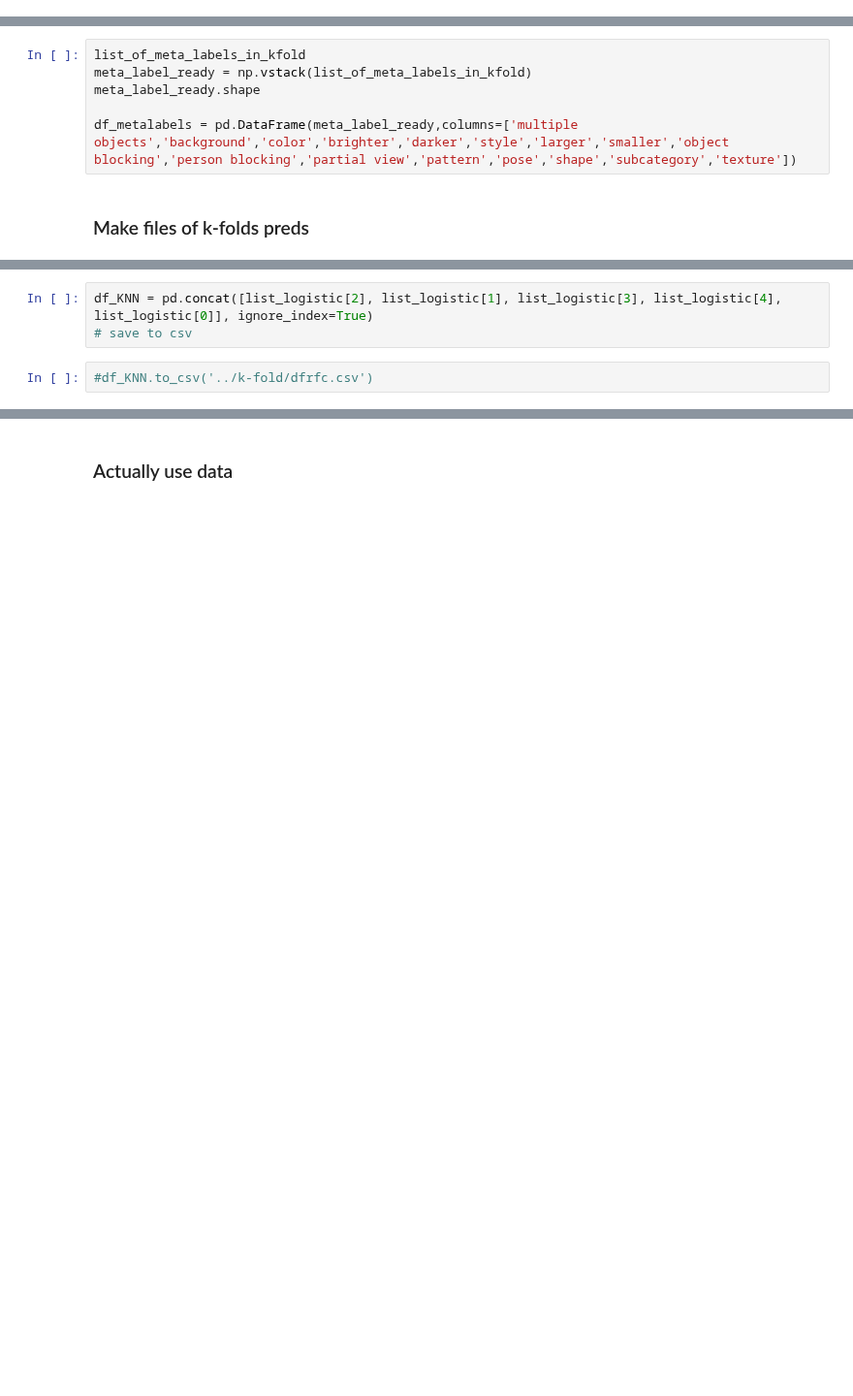
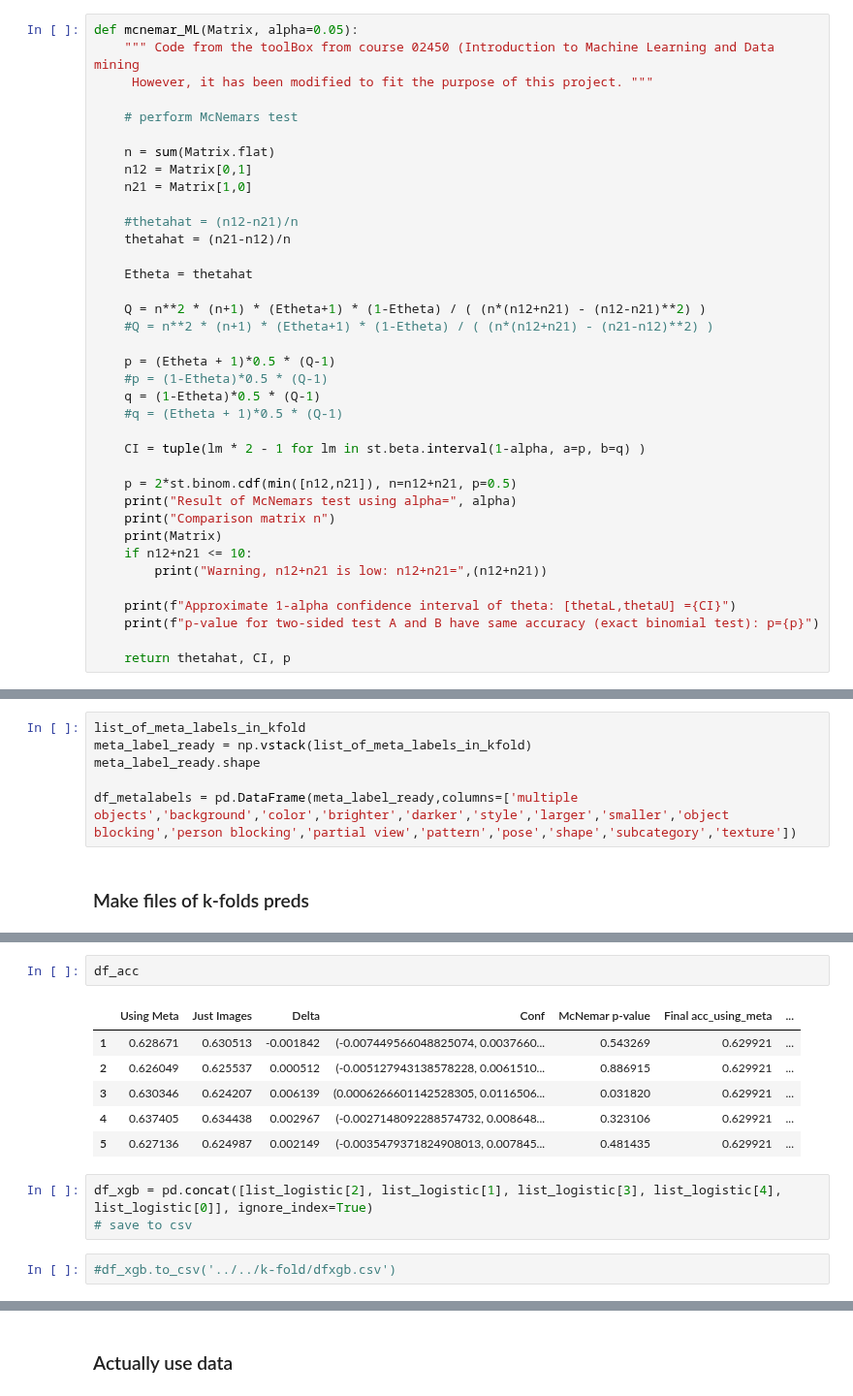
Before and after one commit to CarlAnSc/bachelor_project, a Jupyter notebook: src/models/get_embeddings.ipynb, the cells around one changed output, grey strips where cells are left out. Shown at 97% size. Cells and saved outputs as stored; diff of their text form; blank space fills up the shorter version.

```diff
--- a/src/models/get_embeddings.ipynb
+++ b/src/models/get_embeddings.ipynb
@@ -480,3 +481,40 @@ ResNet(
   (avgpool): AdaptiveAvgPool2d(output_size=(1, 1))
   (fc): Identity()
 )
+# %%
+def mcnemar_ML(Matrix, alpha=0.05):
+    """ Code from the toolBox from course 02450 (Introduction to Machine Learning and Data mining
+     However, it has been modified to fit the purpose of this project. """
+
+    # perform McNemars test
+
+    n = sum(Matrix.flat)
+    n12 = Matrix[0,1]
+    n21 = Matrix[1,0]
+
+    #thetahat = (n12-n21)/n
+    thetahat = (n21-n12)/n
+
+    Etheta = thetahat
+
+    Q = n**2 * (n+1) * (Etheta+1) * (1-Etheta) / ( (n*(n12+n21) - (n12-n21)**2) )
+    #Q = n**2 * (n+1) * (Etheta+1) * (1-Etheta) / ( (n*(n12+n21) - (n21-n12)**2) )
+
+    p = (Etheta + 1)*0.5 * (Q-1)
+    #p = (1-Etheta)*0.5 * (Q-1)
+    q = (1-Etheta)*0.5 * (Q-1)
+    #q = (Etheta + 1)*0.5 * (Q-1)
+
+    CI = tuple(lm * 2 - 1 for lm in st.beta.interval(1-alpha, a=p, b=q) )
+
+    p = 2*st.binom.cdf(min([n12,n21]), n=n12+n21, p=0.5)
+    print("Result of McNemars test using alpha=", alpha)
+    print("Comparison matrix n")
+    print(Matrix)
+    if n12+n21 <= 10:
+        print("Warning, n12+n21 is low: n12+n21=",(n12+n21))
+
+    print(f"Approximate 1-alpha confidence interval of theta: [thetaL,thetaU] ={CI}")
+    print(f"p-value for two-sided test A and B have same accuracy (exact binomial test): p={p}")
+
+    return thetahat, CI, p
@@ -680,6 +796,15 @@ for file in os.listdir(path):
+# %%
+df_acc
+# %% [output]
+|  | Using Meta | Just Images | Delta | Conf | McNemar p-value | Final acc_using_meta | ... |
+| 1 | 0.628671 | 0.630513 | -0.001842 | (-0.007449566048825074, 0.0037660... | 0.543269 | 0.629921 | ... |
+| 2 | 0.626049 | 0.625537 | 0.000512 | (-0.005127943138578228, 0.0061510... | 0.886915 | 0.629921 | ... |
+| 3 | 0.630346 | 0.624207 | 0.006139 | (0.0006266601142528305, 0.0116506... | 0.031820 | 0.629921 | ... |
+| 4 | 0.637405 | 0.634438 | 0.002967 | (-0.0027148092288574732, 0.008648... | 0.323106 | 0.629921 | ... |
+| 5 | 0.627136 | 0.624987 | 0.002149 | (-0.0035479371824908013, 0.007845... | 0.481435 | 0.629921 | ... |
 # %%
-df_KNN = pd.concat([list_logistic[2], list_logistic[1], list_logistic[3], list_logistic[4], list_logistic[0]], ignore_index=True)
+df_xgb = pd.concat([list_logistic[2], list_logistic[1], list_logistic[3], list_logistic[4], list_logistic[0]], ignore_index=True)
 # save to csv
 # %%
-#df_KNN.to_csv('../k-fold/dfrfc.csv')
+#df_xgb.to_csv('../../k-fold/dfxgb.csv')
 # %%
```
Also changed, not shown: parts of 18 cells of this notebook, 17 other files.
